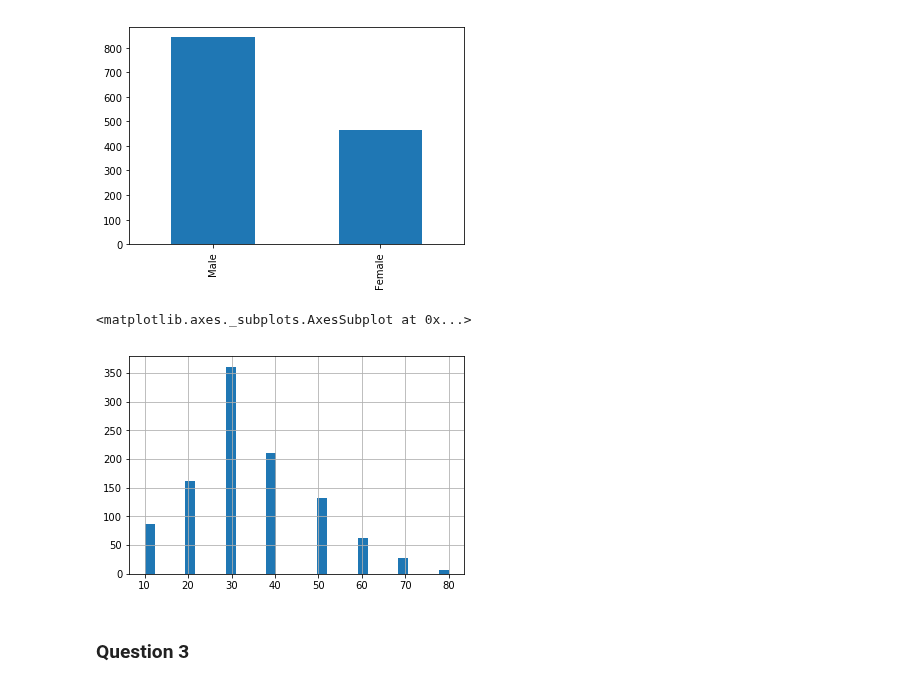
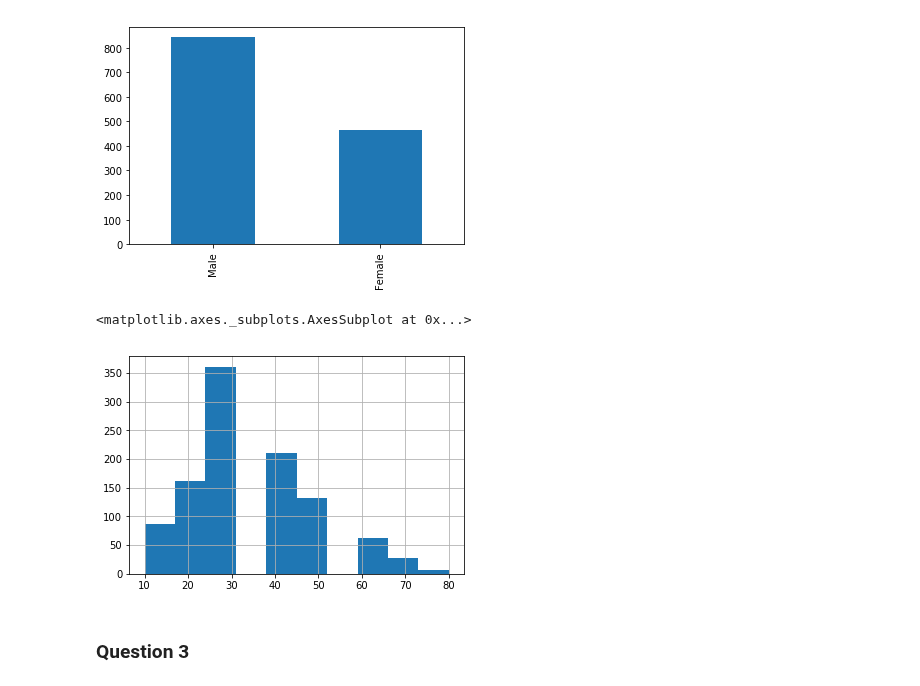
Before and after one commit to vincenzobaz/VBTALL-ADA2017, a Jupyter notebook: Homework 1.ipynb, the cells around one changed output. Drawn from its saved outputs; the diff is of its cells as text; code cells hidden in the pictures.

Commit message:
Improve multindex plot

```diff
--- a/Homework 1.ipynb
+++ b/Homework 1.ipynb
@@ -54,16 +86,10 @@ columns_types = {
     'sibsp': np.uint8,
     'age': np.float32,
     'fare': np.float32,
-    'body': np.int32
 }
-def read_int(x):
-    try:
-        return np.int32(x)
-    except ValueError:
-        return np.nan
 
 titanic = pd.read_excel('/home/vinz/Desktop/ADA/ADA2017-Tutorials/02 - Intro to Pandas/Data/titanic.xls',
-                        dtype=columns_types, converters={'body': read_int})
+                        dtype=columns_types)
 # %% [markdown]
 Let us display the type of each attribute
 # %%
@@ -136,10 +162,10 @@ titanic.sex.value_counts().plot(kind='bar')
 <matplotlib.axes._subplots.AxesSubplot at 0x...>
 [figure]
 # %%
-pd.cut(titanic.age, [0, 10, 20, 30, 40, 50, 60, 70, 80], labels=[10, 20, 30, 40, 50, 60, 70, 80]).hist(bins=30)
+pd.cut(titanic.age, [0, 10, 20, 30, 40, 50, 60, 70, 80], labels=[10, 20, 30, 40, 50, 60, 70, 80]).hist()
 # %% [output]
 <matplotlib.axes._subplots.AxesSubplot at 0x...>
-[figure, old version]
+[figure, new version]
 # %% [markdown]
 ### Question 3
 # %%
```
Also changed, not shown: parts of 9 cells of this notebook.
